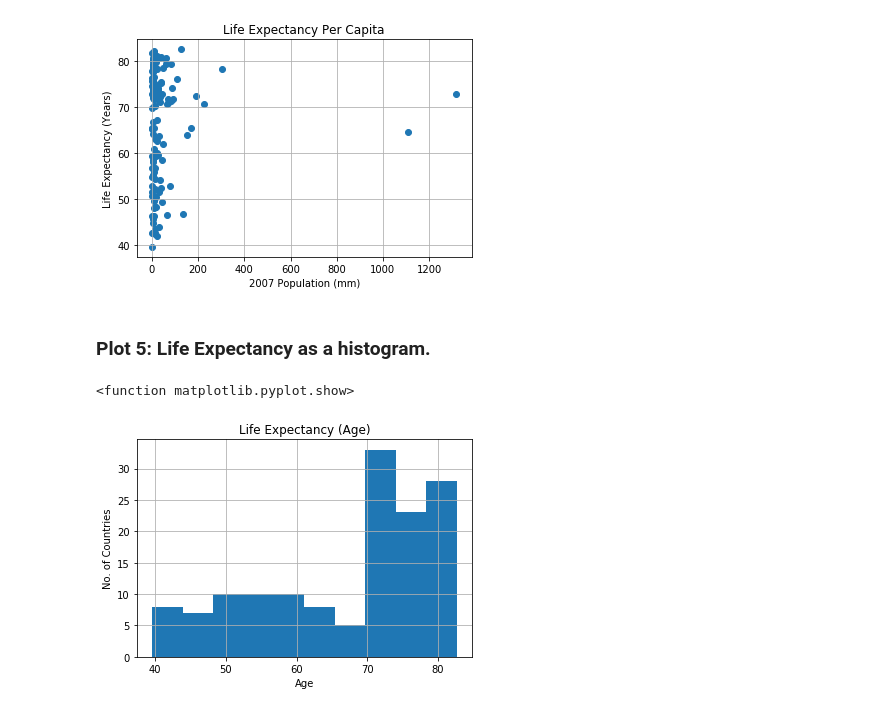
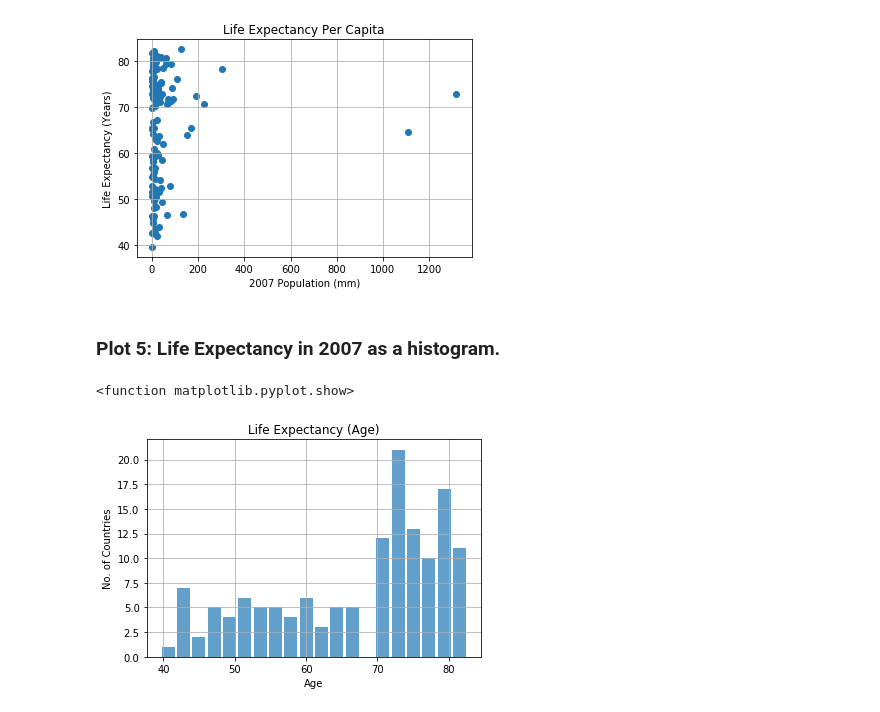
Before and after one commit to afminmax/DC-Data-Scientist-Lessons, a Jupyter notebook: matplotlib1.ipynb, the cells around one changed output. Cells and saved outputs as stored; diff of their text form; code cells hidden in the pictures.

Commit message:
updated histograms and charts through Plot 6

```diff
--- a/matplotlib1.ipynb
+++ b/matplotlib1.ipynb
@@ -61,14 +71,14 @@ plt.show()
 # %% [output]
 [figure]
 # %% [markdown]
-### Plot 5: Life Expectancy as a histogram.
+### Plot 5: Life Expectancy in 2007 as a histogram.
 # %%
-plt.hist(life_exp, bins = 10)
+plt.hist(life_exp, bins = 20, alpha=0.7, rwidth=0.85)
 plt.title('Life Expectancy (Age)')
 plt.xlabel('Age')
 plt.ylabel('No. of Countries')
 plt.grid(True)
 plt.show
 # %% [output]
 <function matplotlib.pyplot.show>
-[figure, old version]
+[figure, new version]
```
Also changed, not shown: parts of 5 cells of this notebook.
